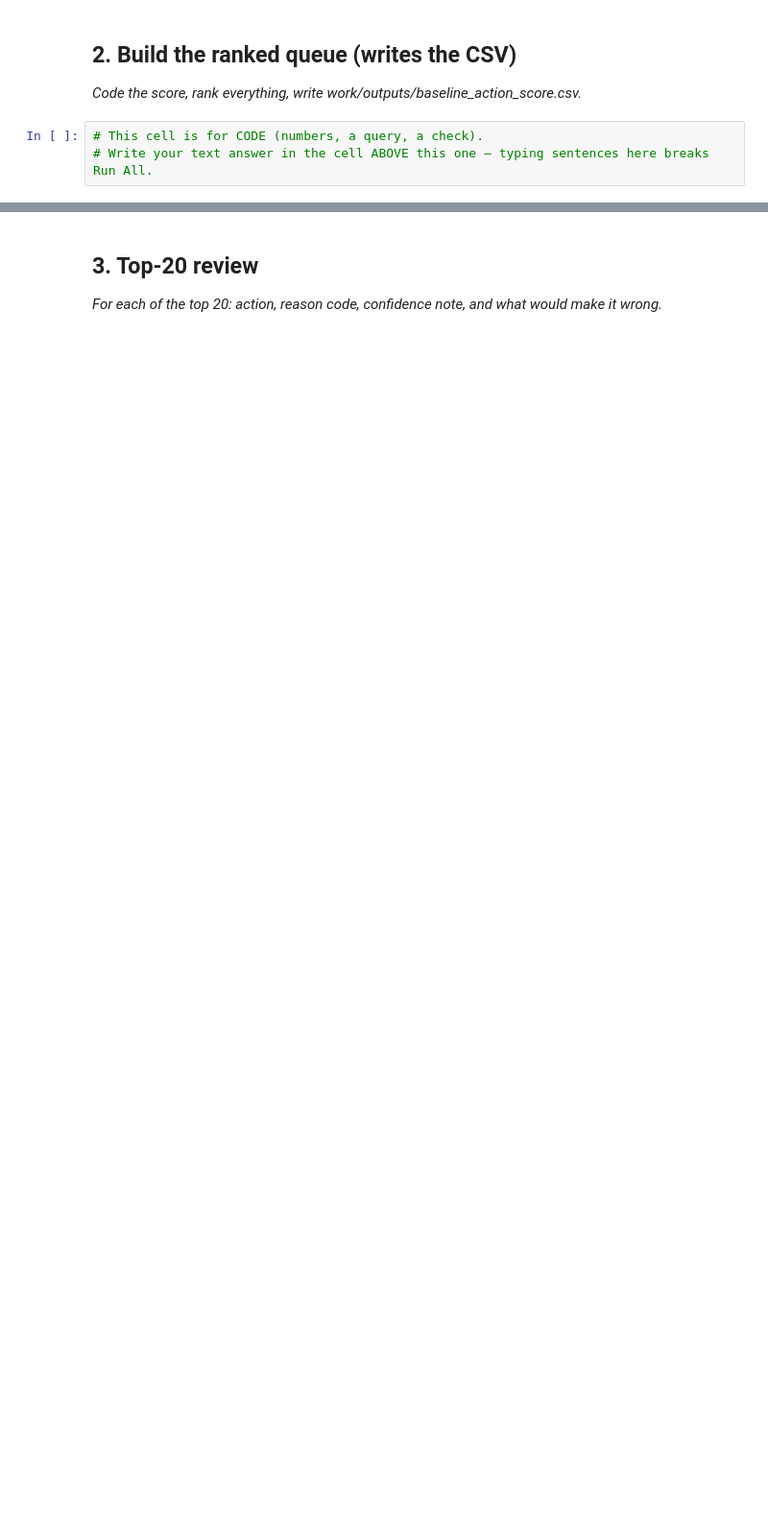
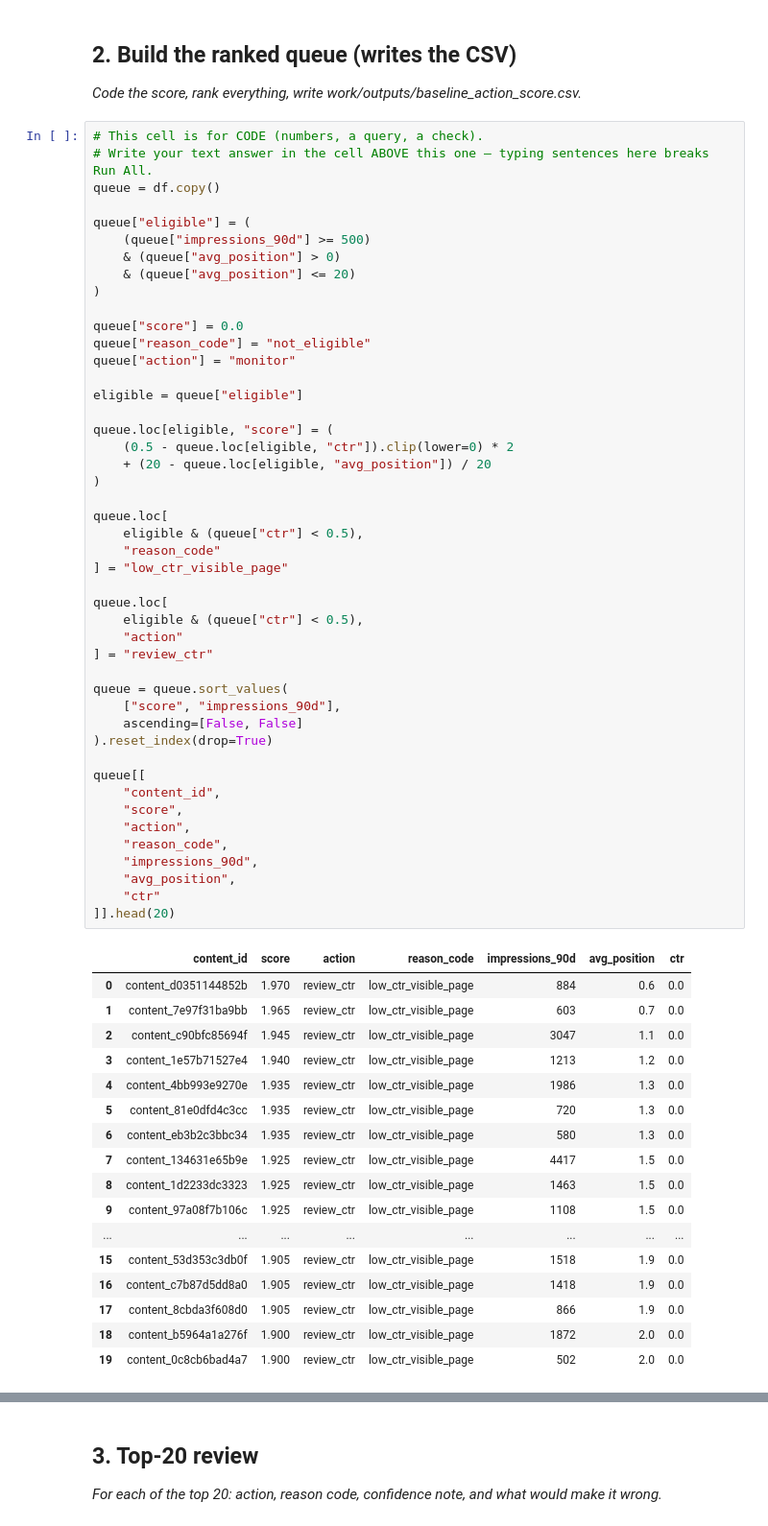
Before and after one commit to rafiaburdibaloch-ui/flyrank-rafia, a Jupyter notebook: work/notebooks/w04_baseline_score.ipynb, the cells around one changed output, grey strips where cells are left out. Shown at 96% size. Cells and saved outputs as stored; diff of their text form; blank space fills up the shorter version.

```diff
--- a/work/notebooks/w04_baseline_score.ipynb
+++ b/work/notebooks/w04_baseline_score.ipynb
@@ -175,3 +446,64 @@ Keep this file open while you work.
 # %%
 # This cell is for CODE (numbers, a query, a check).
 # Write your text answer in the cell ABOVE this one — typing sentences here breaks Run All.
+queue = df.copy()
+
+queue["eligible"] = (
+    (queue["impressions_90d"] >= 500)
+    & (queue["avg_position"] > 0)
+    & (queue["avg_position"] <= 20)
+)
+
+queue["score"] = 0.0
+queue["reason_code"] = "not_eligible"
+queue["action"] = "monitor"
+
+eligible = queue["eligible"]
+
+queue.loc[eligible, "score"] = (
+    (0.5 - queue.loc[eligible, "ctr"]).clip(lower=0) * 2
+    + (20 - queue.loc[eligible, "avg_position"]) / 20
+)
+
+queue.loc[
+    eligible & (queue["ctr"] < 0.5),
+    "reason_code"
+] = "low_ctr_visible_page"
+
+queue.loc[
+    eligible & (queue["ctr"] < 0.5),
+    "action"
+] = "review_ctr"
+
+queue = queue.sort_values(
+    ["score", "impressions_90d"],
+    ascending=[False, False]
+).reset_index(drop=True)
+
+queue[[
+    "content_id",
+    "score",
+    "action",
+    "reason_code",
+    "impressions_90d",
+    "avg_position",
+    "ctr"
+]].head(20)
+# %% [output]
+|  | content_id | score | action | reason_code | impressions_90d | avg_position | ctr |
+| 0 | content_d0351144852b | 1.970 | review_ctr | low_ctr_visible_page | 884 | 0.6 | 0.0 |
+| 1 | content_7e97f31ba9bb | 1.965 | review_ctr | low_ctr_visible_page | 603 | 0.7 | 0.0 |
+| 2 | content_c90bfc85694f | 1.945 | review_ctr | low_ctr_visible_page | 3047 | 1.1 | 0.0 |
+| 3 | content_1e57b71527e4 | 1.940 | review_ctr | low_ctr_visible_page | 1213 | 1.2 | 0.0 |
+| 4 | content_4bb993e9270e | 1.935 | review_ctr | low_ctr_visible_page | 1986 | 1.3 | 0.0 |
+| 5 | content_81e0dfd4c3cc | 1.935 | review_ctr | low_ctr_visible_page | 720 | 1.3 | 0.0 |
+| 6 | content_eb3b2c3bbc34 | 1.935 | review_ctr | low_ctr_visible_page | 580 | 1.3 | 0.0 |
+| 7 | content_134631e65b9e | 1.925 | review_ctr | low_ctr_visible_page | 4417 | 1.5 | 0.0 |
+| 8 | content_1d2233dc3323 | 1.925 | review_ctr | low_ctr_visible_page | 1463 | 1.5 | 0.0 |
+| 9 | content_97a08f7b106c | 1.925 | review_ctr | low_ctr_visible_page | 1108 | 1.5 | 0.0 |
+| ... | ... | ... | ... | ... | ... | ... | ... |
+| 15 | content_53d353c3db0f | 1.905 | review_ctr | low_ctr_visible_page | 1518 | 1.9 | 0.0 |
+| 16 | content_c7b87d5dd8a0 | 1.905 | review_ctr | low_ctr_visible_page | 1418 | 1.9 | 0.0 |
+| 17 | content_8cbda3f608d0 | 1.905 | review_ctr | low_ctr_visible_page | 866 | 1.9 | 0.0 |
+| 18 | content_b5964a1a276f | 1.900 | review_ctr | low_ctr_visible_page | 1872 | 2.0 | 0.0 |
+| 19 | content_0c8cb6bad4a7 | 1.900 | review_ctr | low_ctr_visible_page | 502 | 2.0 | 0.0 |
```
Also changed, not shown: parts of 22 cells of this notebook.
